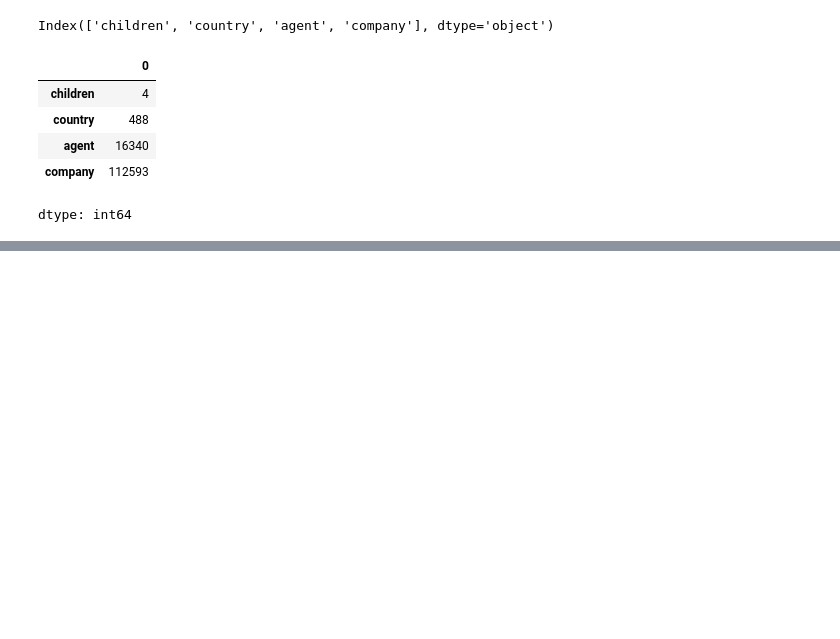
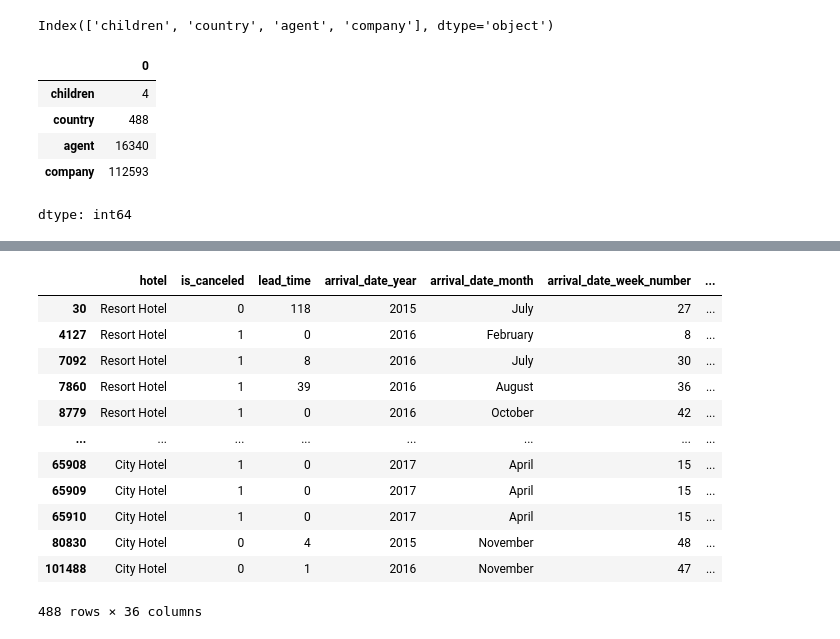
Before and after one commit to Bigie11/Swing-calculator-, a Jupyter notebook: Hotel_dataset.ipynb, the cells around one changed output, grey strips where cells are left out. Saved outputs shown, nothing was run; the diff lists cells and outputs as text; code cells hidden in the pictures; blank space fills up the shorter version.

```diff
--- a/Hotel_dataset.ipynb
+++ b/Hotel_dataset.ipynb
@@ -117,0 +152,16 @@ dtype: int64
+# %%
+hotel_data[hotel_data['country'].isnull()]
+# %% [output]
+|  | hotel | is_canceled | lead_time | arrival_date_year | arrival_date_month | arrival_date_week_number | ... |
+| 30 | Resort Hotel | 0 | 118 | 2015 | July | 27 | ... |
+| 4127 | Resort Hotel | 1 | 0 | 2016 | February | 8 | ... |
+| 7092 | Resort Hotel | 1 | 8 | 2016 | July | 30 | ... |
+| 7860 | Resort Hotel | 1 | 39 | 2016 | August | 36 | ... |
+| 8779 | Resort Hotel | 1 | 0 | 2016 | October | 42 | ... |
+| ... | ... | ... | ... | ... | ... | ... | ... |
+| 65908 | City Hotel | 1 | 0 | 2017 | April | 15 | ... |
+| 65909 | City Hotel | 1 | 0 | 2017 | April | 15 | ... |
+| 65910 | City Hotel | 1 | 0 | 2017 | April | 15 | ... |
+| 80830 | City Hotel | 0 | 4 | 2015 | November | 48 | ... |
+| 101488 | City Hotel | 0 | 1 | 2016 | November | 47 | ... |
+488 rows × 36 columns
```
Also changed, not shown: parts of 6 cells of this notebook.
